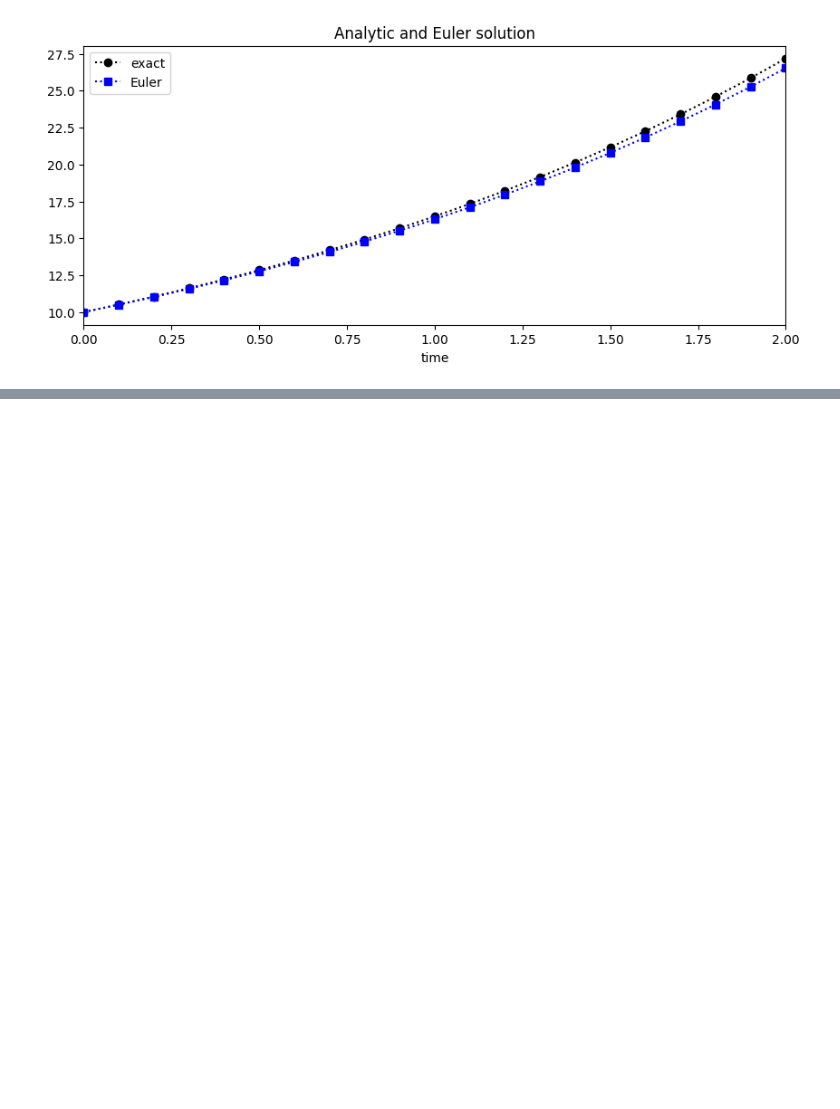
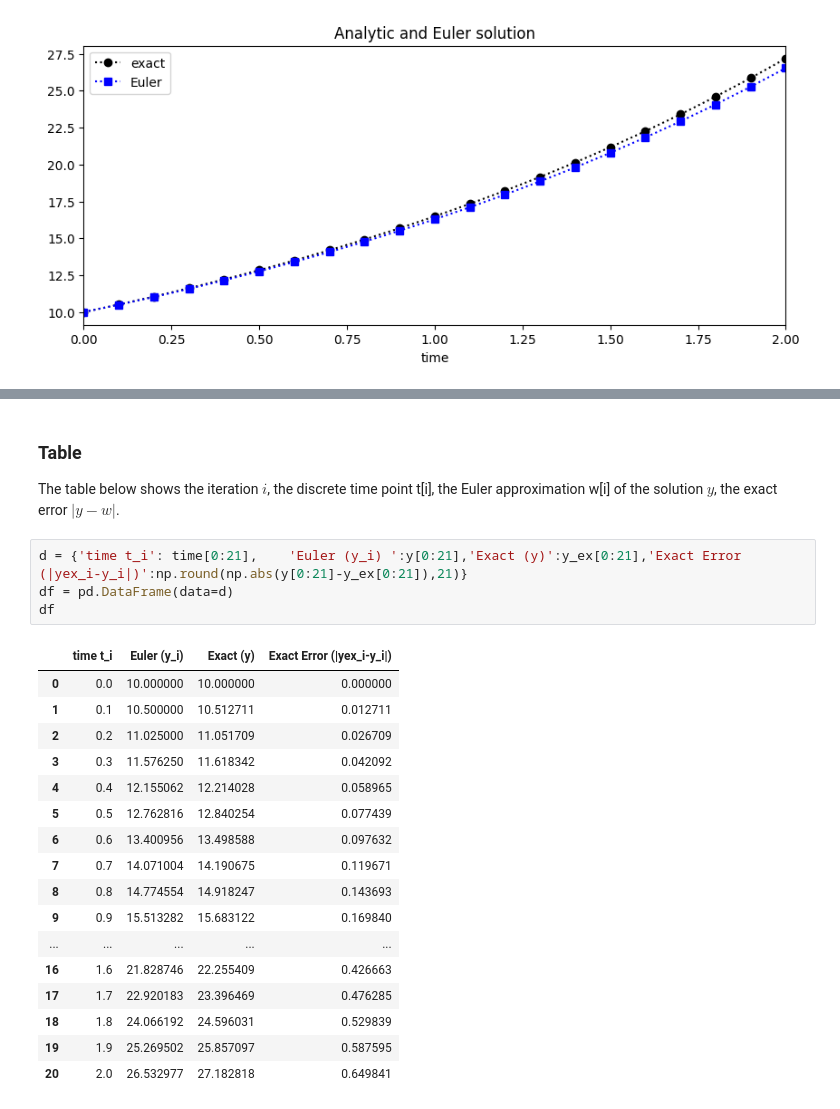
Before and after one commit to rcs1994/Teaching_DL4DEs_Fall_2025, a Jupyter notebook: NumericsODEs_EulerMethod.ipynb, the cells around one changed output, grey strips where cells are left out. Drawn from its saved outputs; the diff is of its cells as text; blank space fills up the shorter version.

```diff
--- a/NumericsODEs_EulerMethod.ipynb
+++ b/NumericsODEs_EulerMethod.ipynb
@@ -158,0 +173,25 @@ plt.plot();
+# %% [markdown]
+### Table
+The table below shows the iteration $i$, the discrete time point t[i], the Euler approximation w[i] of the solution $y$, the exact error $|y-w|$.
+# %%
+d = {'time t_i': time[0:21],    'Euler (y_i) ':y[0:21],'Exact (y)':y_ex[0:21],'Exact Error (|yex_i-y_i|)':np.round(np.abs(y[0:21]-y_ex[0:21]),21)}
+df = pd.DataFrame(data=d)
+df
+# %% [output]
+|  | time t_i | Euler (y_i) | Exact (y) | Exact Error (|yex_i-y_i|) |
+| 0 | 0.0 | 10.000000 | 10.000000 | 0.000000 |
+| 1 | 0.1 | 10.500000 | 10.512711 | 0.012711 |
+| 2 | 0.2 | 11.025000 | 11.051709 | 0.026709 |
+| 3 | 0.3 | 11.576250 | 11.618342 | 0.042092 |
+| 4 | 0.4 | 12.155062 | 12.214028 | 0.058965 |
+| 5 | 0.5 | 12.762816 | 12.840254 | 0.077439 |
+| 6 | 0.6 | 13.400956 | 13.498588 | 0.097632 |
+| 7 | 0.7 | 14.071004 | 14.190675 | 0.119671 |
+| 8 | 0.8 | 14.774554 | 14.918247 | 0.143693 |
+| 9 | 0.9 | 15.513282 | 15.683122 | 0.169840 |
+| ... | ... | ... | ... | ... |
+| 16 | 1.6 | 21.828746 | 22.255409 | 0.426663 |
+| 17 | 1.7 | 22.920183 | 23.396469 | 0.476285 |
+| 18 | 1.8 | 24.066192 | 24.596031 | 0.529839 |
+| 19 | 1.9 | 25.269502 | 25.857097 | 0.587595 |
+| 20 | 2.0 | 26.532977 | 27.182818 | 0.649841 |
```
Also changed, not shown: parts of 2 cells of this notebook.
